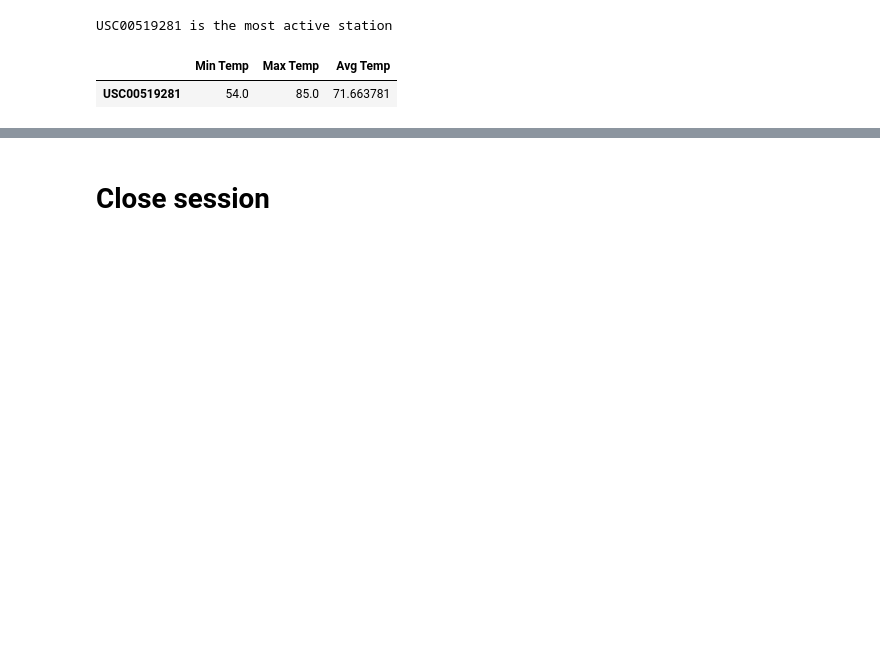
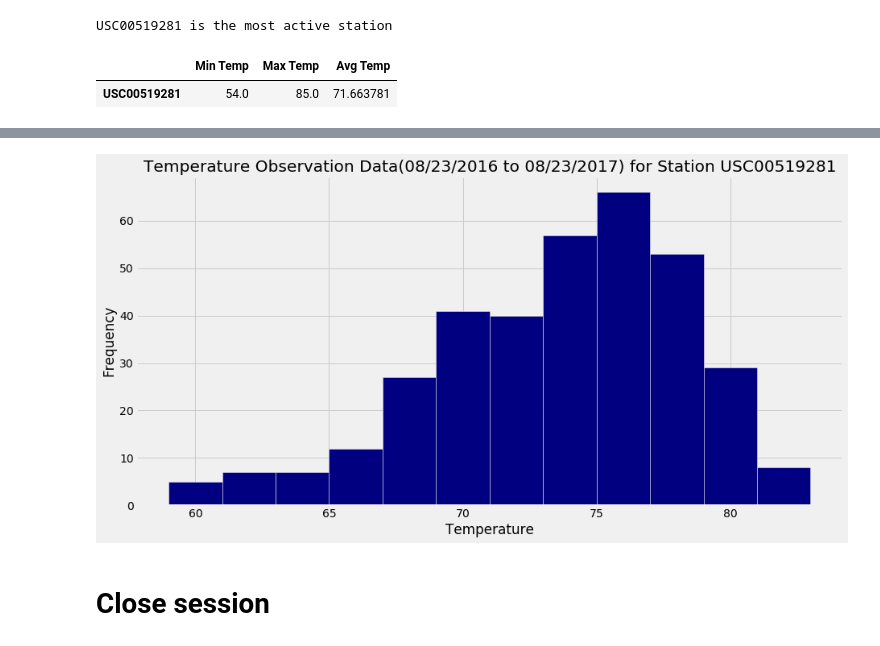
Before and after one commit to bay0624/sqlalchemy-challenge, a Jupyter notebook: climate.ipynb, the cells around one changed output, grey strips where cells are left out. Saved outputs shown, nothing was run; the diff lists cells and outputs as text; code cells hidden in the pictures; blank space fills up the shorter version.

Commit message:
Add TOBS Histogram

```diff
--- a/climate.ipynb
+++ b/climate.ipynb
@@ -197,3 +197,9 @@ sum_stats_df
 # %%
 # Query the last 12 months of temperature observation data for this station.
 # Plot the results as a histogram with bins = 12.
+temp = engine.execute("SELECT tobs FROM measurement \
+                      WHERE station = 'USC00519281' \
+                      AND date >= '2016-08-23'").fetchall()
+df_1 = pd.DataFrame(temp)
+temp_df = df_1.rename(columns={0: "Temperature"})
+temp_df
@@ -200,2 +220,10 @@ sum_stats_df
+# %%
+plt.figure(figsize=(14,7))
+plt.title("Temperature Observation Data(08/23/2016 to 08/23/2017) for Station USC00519281")
+plt.ylabel("Frequency")
+sns.histplot(data = temp_df["Temperature"], color="navy", alpha=1, bins=12)
+plt.show()
+# %% [output]
+[figure, added]
 # %% [markdown]
 # Close session
```
Also changed, not shown: parts of 1 cell of this notebook.
